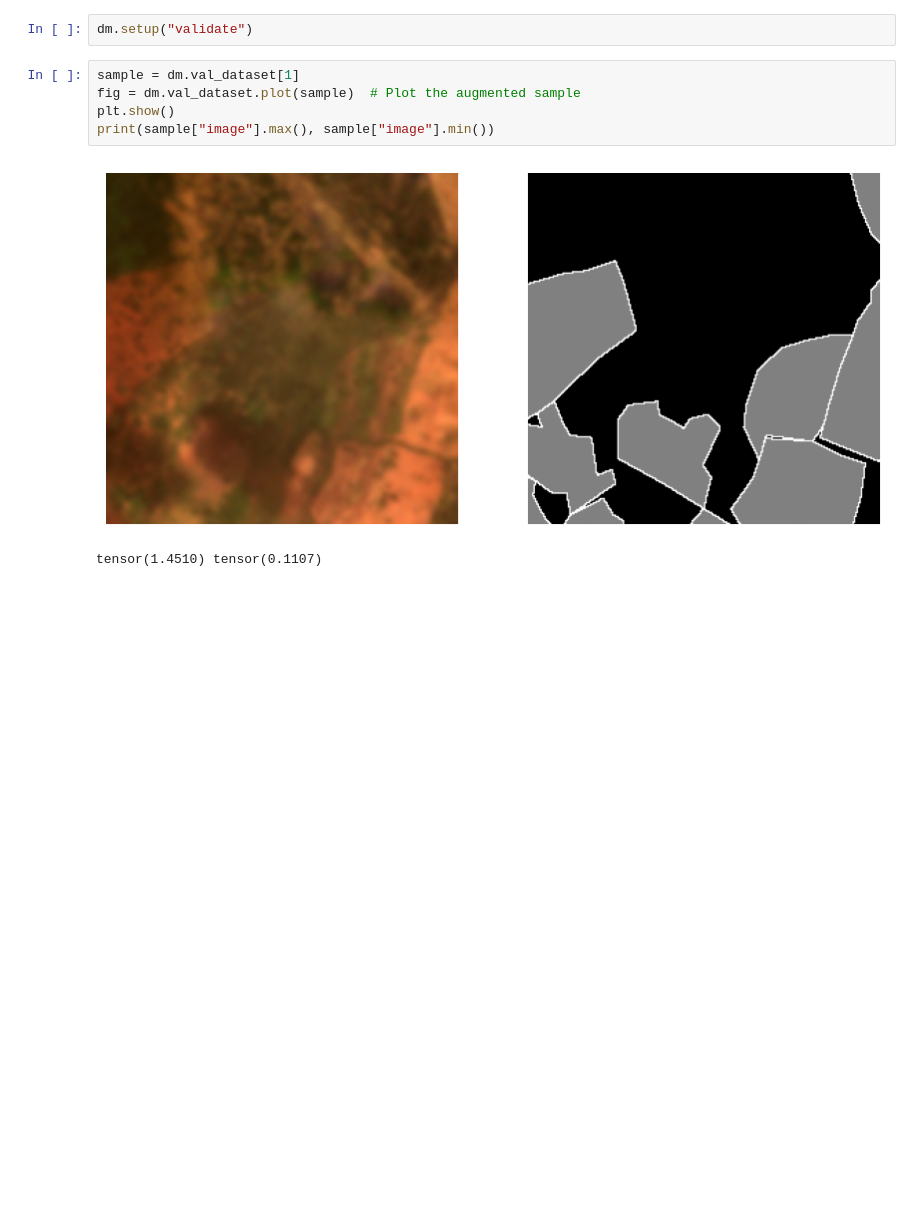
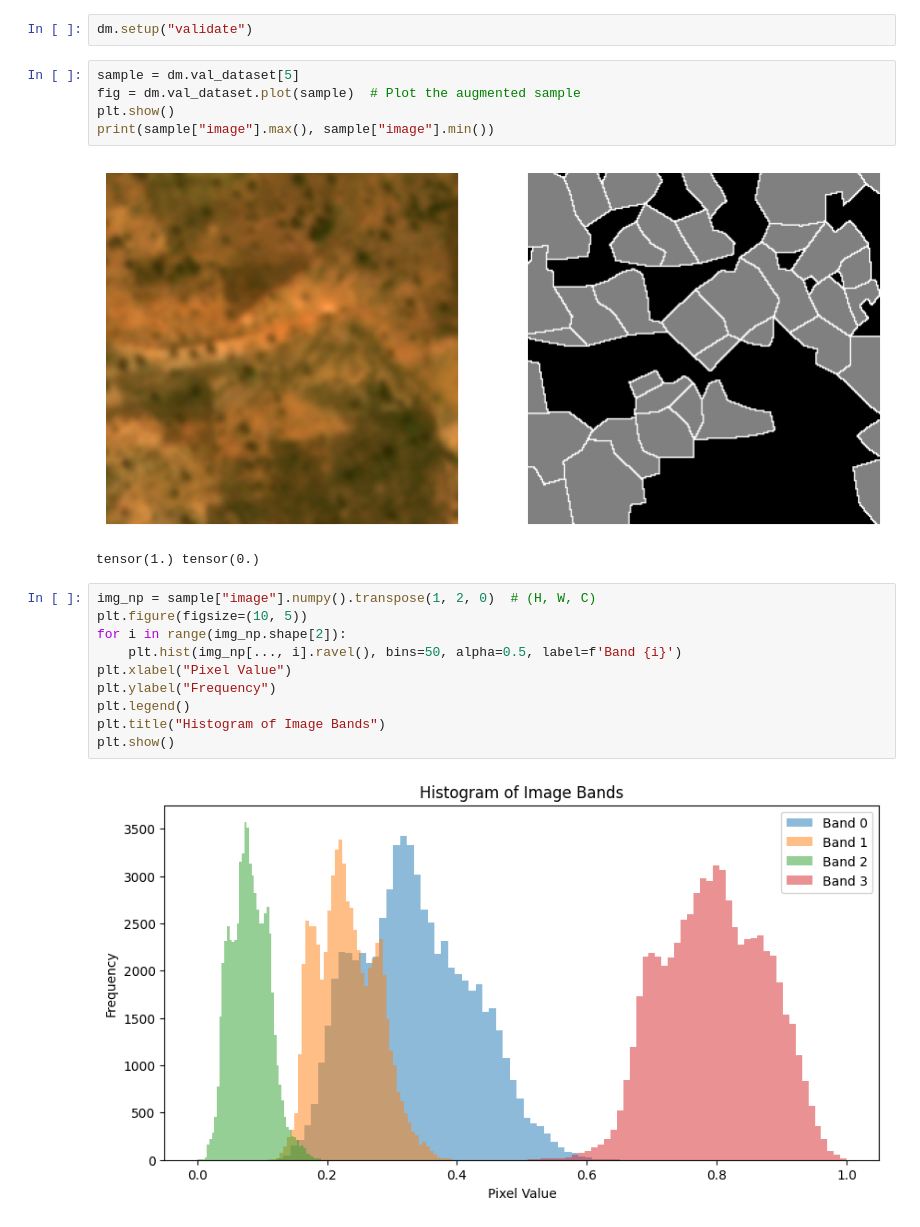
Before and after one commit to agroimpacts/ftw-mappingafrica-integration, a Jupyter notebook: notebooks/data-modules.ipynb, the cells around one changed output. Saved outputs shown, nothing was run; the diff lists cells and outputs as text; blank space fills up the shorter version.

```diff
--- a/notebooks/data-modules.ipynb
+++ b/notebooks/data-modules.ipynb
@@ -104,10 +107,22 @@ A quick look at the validation loader.
 # %%
 dm.setup("validate")
 # %%
-sample = dm.val_dataset[1]
+sample = dm.val_dataset[5]
 fig = dm.val_dataset.plot(sample)  # Plot the augmented sample
 plt.show()
 print(sample["image"].max(), sample["image"].min())
 # %% [output]
-[figure, old version]
+[figure, new version]
-tensor(1.4510) tensor(0.1107)
+tensor(1.) tensor(0.)
+# %%
+img_np = sample["image"].numpy().transpose(1, 2, 0)  # (H, W, C)
+plt.figure(figsize=(10, 5))
+for i in range(img_np.shape[2]):
+    plt.hist(img_np[..., i].ravel(), bins=50, alpha=0.5, label=f'Band {i}')
+plt.xlabel("Pixel Value")
+plt.ylabel("Frequency")
+plt.legend()
+plt.title("Histogram of Image Bands")
+plt.show()
+# %% [output]
+[figure, added]
```
Also changed, not shown: parts of 3 cells of this notebook, 6 other files.
